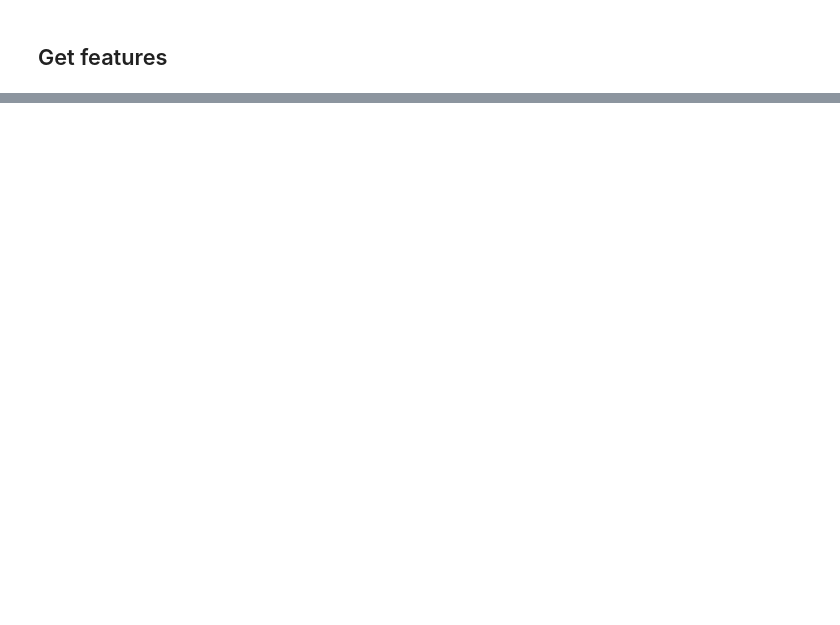
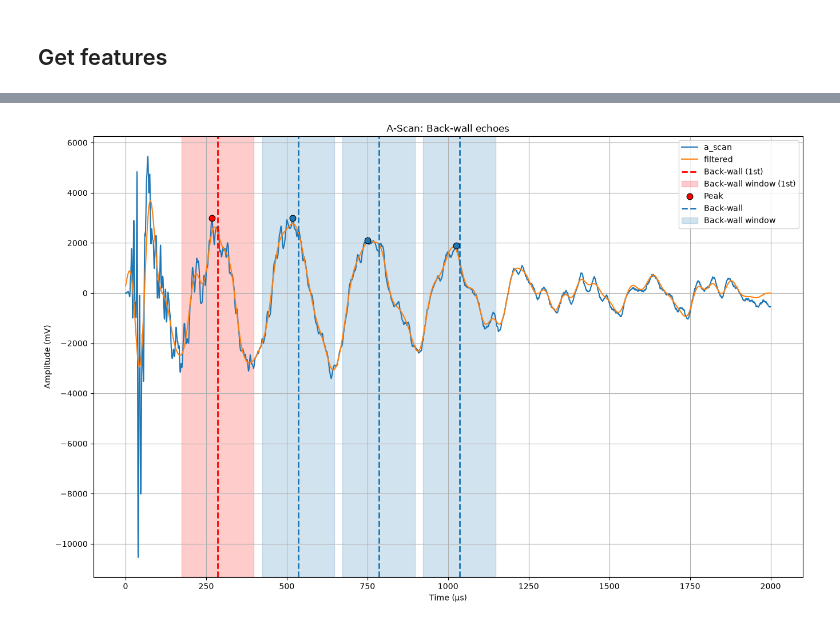
Before and after one commit to amirmuhammadalizade-cloud/UltrasonicProject_ML, a Jupyter notebook: notebooks/UT_ML.ipynb, the cells around one changed output, grey strips where cells are left out. Saved outputs shown, nothing was run; the diff lists cells and outputs as text; code cells hidden in the pictures; blank space fills up the shorter version.

```diff
--- a/notebooks/UT_ML.ipynb
+++ b/notebooks/UT_ML.ipynb
@@ -608,0 +144,92 @@ Backwall amplitude: -3967.0
+# %%
+# -----------------------------
+# Back-wall echo parameters
+# -----------------------------
+a_scan = data[25, 6, :]
+time_us = Z
+first_backwall = 285.65   # µs
+echo_spacing = 250.0      # µs
+window_width = 45         # samples
+
+# Sampling rate
+fs = 2_000_000            # Hz
+Ts = 1 / fs               # seconds
+Ts_us = Ts * 1e6          # 0.5 µs
+
+# 20 samples = 10 µs total width
+window_time = window_width * Ts_us
+half_window = window_time / 2
+
+# فقط ۴ اکو اول را می‌خواهیم (اولی قرمز، سه‌تای بعدی رنگ عادی)
+n_echoes = 4
+
+# -----------------------------
+# Plot
+# -----------------------------
+plt.figure(figsize=(16, 10))
+plt.plot(time_us, a_scan, label='a_scan')
+plt.plot(time_us, filtered, label='filtered')
+
+# -----------------------------
+# Mark first n_echoes Back-wall echoes
+# -----------------------------
+for echo_number in range(1, n_echoes + 1):
+    backwall_time = first_backwall + (echo_number - 1) * echo_spacing
+
+    # رنگ: اولی قرمز، بقیه آبی پیش‌فرض
+    color = 'red' if echo_number == 1 else 'tab:blue'
+
+    # خط Back-wall
+    plt.axvline(
+        x=backwall_time,
+        color=color,
+        linestyle='--',
+        linewidth=2,
+        label='Back-wall (1st)' if echo_number == 1 else ('Back-wall' if echo_number == 2 else None)
+    )
+
+    # هاله اطراف Back-wall
+    win_start = backwall_time - half_window * 10
+    win_end = backwall_time + half_window * 10
+
+    plt.axvspan(
+        win_start,
+        win_end,
+        color=color,
+        alpha=0.2,
+        label='Back-wall window (1st)' if echo_number == 1 else ('Back-wall window' if echo_number == 2 else None)
+    )
+
+    # -----------------------------
+    # پیدا کردن نقطه پیک داخل این هاله
+    # -----------------------------
+    mask = (time_us >= win_start) & (time_us <= win_end)
+    if np.any(mask):
+        window_times = time_us[mask]
+        window_vals = a_scan[mask]
+
+        peak_idx = np.argmax(window_vals)  # پیک بر اساس بیشترین دامنه (مثبت یا منفی)
+        peak_time = window_times[peak_idx]
+        peak_val = window_vals[peak_idx]
+
+        plt.scatter(
+            peak_time,
+            peak_val,
+            color=color,
+            marker='o',
+            s=60,
+            zorder=5,
+            edgecolor='black',
+            linewidth=0.8,
+            label='Peak' if echo_number == 1 else None
+        )
+
+plt.xlabel('Time (µs)')
+plt.ylabel('Amplitude (mV)')
+plt.title('A-Scan: Back-wall echoes')
+plt.legend()
+plt.grid()
+plt.savefig('a_scan__1.png')
+plt.show()
+# %% [output]
+[figure, added]
```
Also changed, not shown: parts of 24 cells of this notebook, 21 other files.
